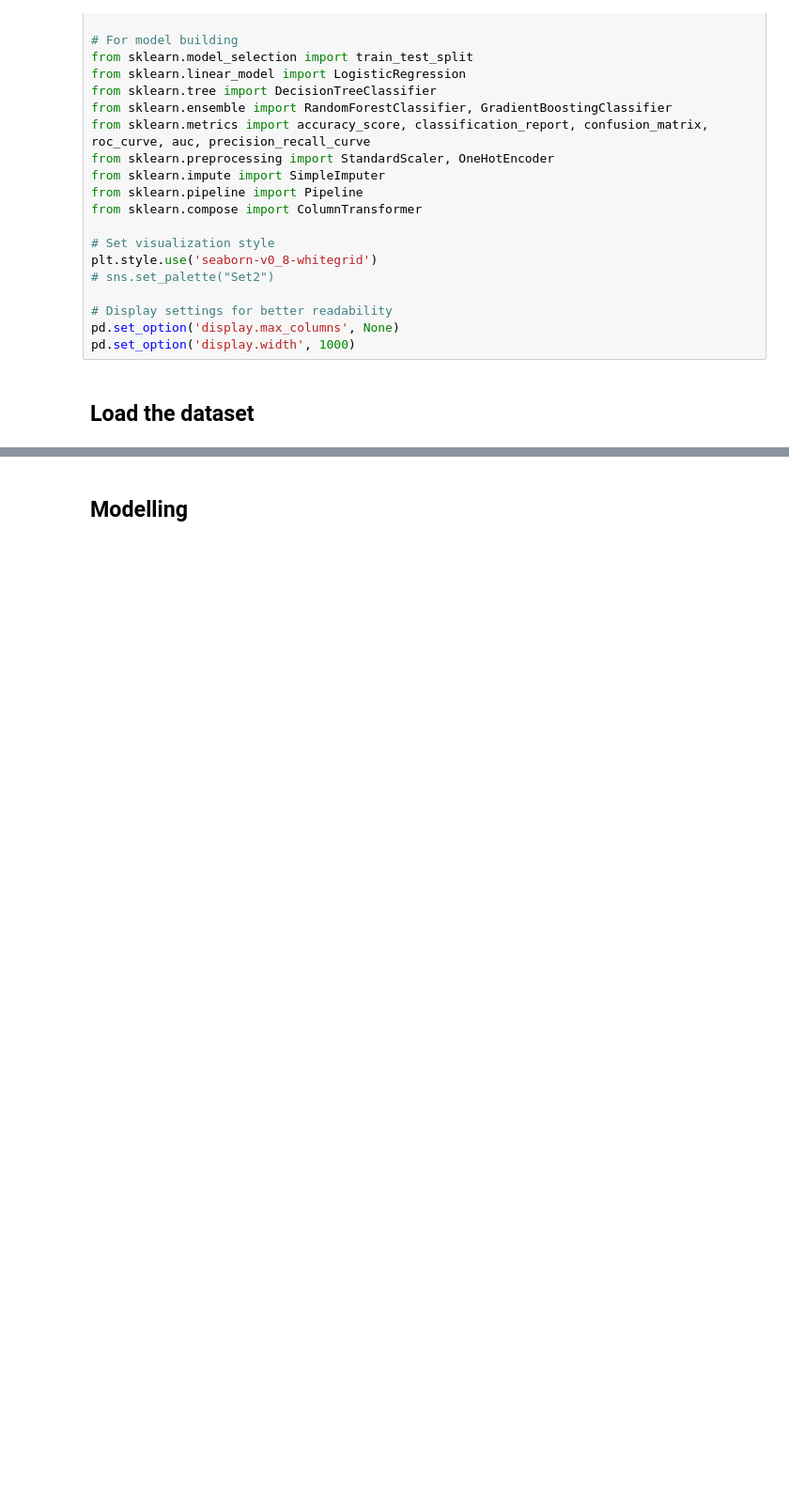
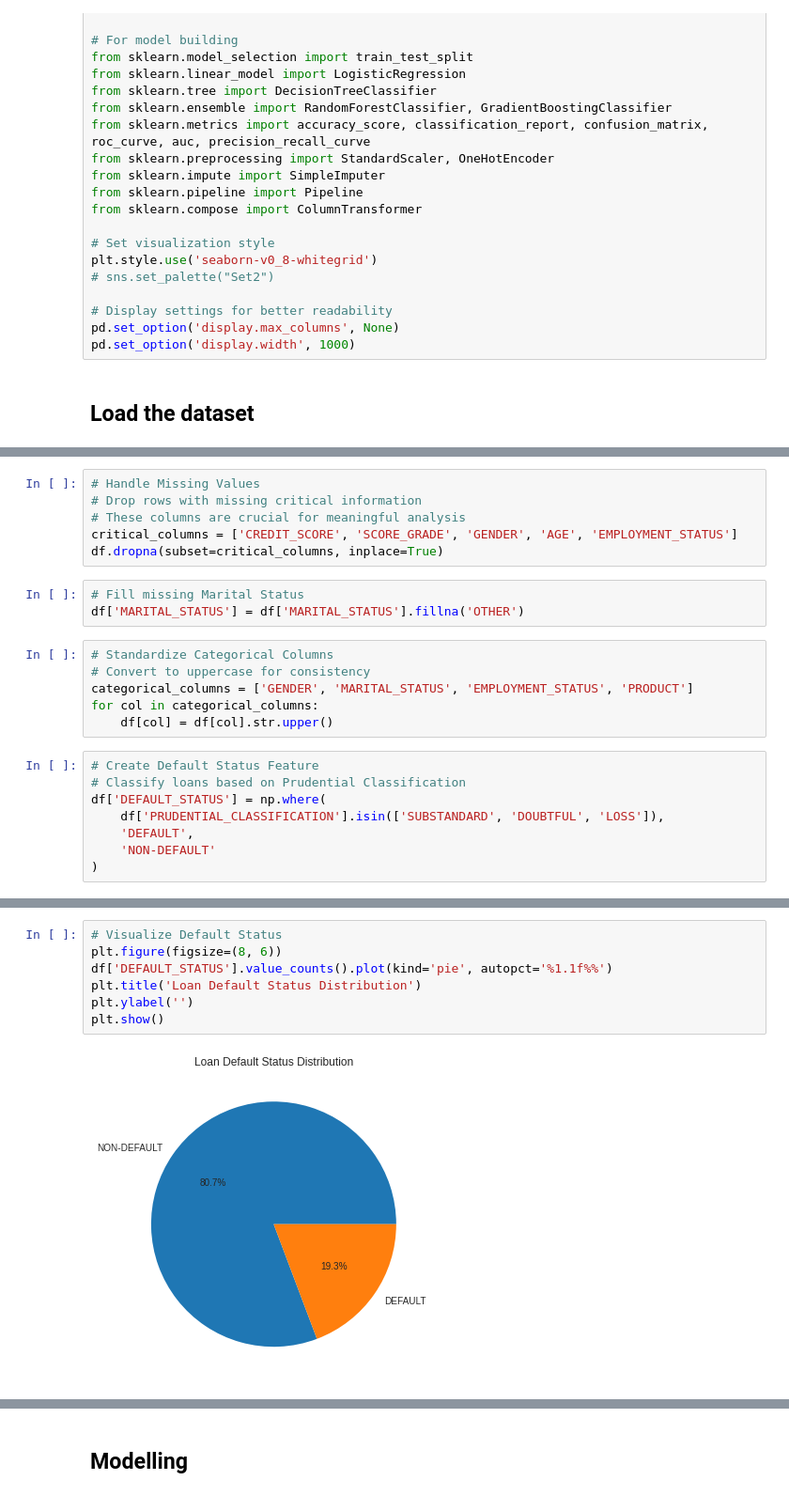
Before and after one commit to KaiFa254/SmartLender, a Jupyter notebook: notebooks/Alex.ipynb, the cells around one changed output, grey strips where cells are left out. Shown at 94% size. Saved outputs shown, nothing was run; the diff lists cells and outputs as text; blank space fills up the shorter version.

```diff
--- a/notebooks/Alex.ipynb
+++ b/notebooks/Alex.ipynb
@@ -1023,0 +216,23 @@ Based on the visualizations analyzed:
+# %%
+# Handle Missing Values
+# Drop rows with missing critical information
+# These columns are crucial for meaningful analysis
+critical_columns = ['CREDIT_SCORE', 'SCORE_GRADE', 'GENDER', 'AGE', 'EMPLOYMENT_STATUS']
+df.dropna(subset=critical_columns, inplace=True)
+# %%
+# Fill missing Marital Status
+df['MARITAL_STATUS'] = df['MARITAL_STATUS'].fillna('OTHER')
+# %%
+# Standardize Categorical Columns
+# Convert to uppercase for consistency
+categorical_columns = ['GENDER', 'MARITAL_STATUS', 'EMPLOYMENT_STATUS', 'PRODUCT']
+for col in categorical_columns:
+    df[col] = df[col].str.upper()
+# %%
+# Create Default Status Feature
+# Classify loans based on Prudential Classification
+df['DEFAULT_STATUS'] = np.where(
+    df['PRUDENTIAL_CLASSIFICATION'].isin(['SUBSTANDARD', 'DOUBTFUL', 'LOSS']),
+    'DEFAULT',
+    'NON-DEFAULT'
+)
@@ -1023,0 +255,9 @@ Based on the visualizations analyzed:
+# %%
+# Visualize Default Status
+plt.figure(figsize=(8, 6))
+df['DEFAULT_STATUS'].value_counts().plot(kind='pie', autopct='%1.1f%%')
+plt.title('Loan Default Status Distribution')
+plt.ylabel('')
+plt.show()
+# %% [output]
+[figure, added]
```
Also changed, not shown: parts of 104 cells of this notebook.
